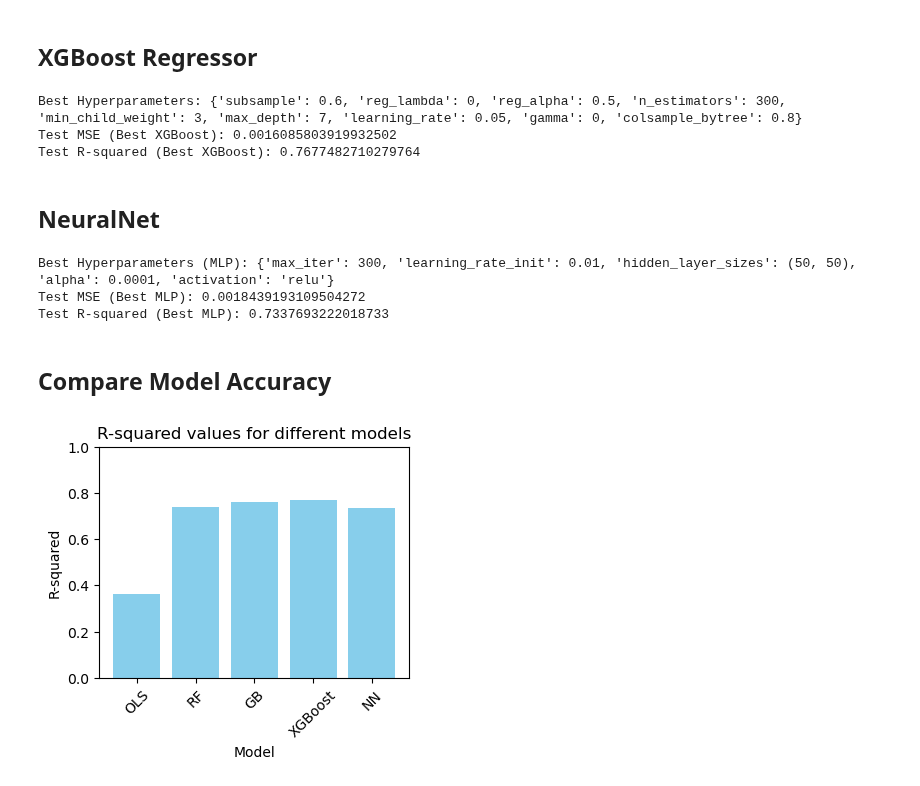
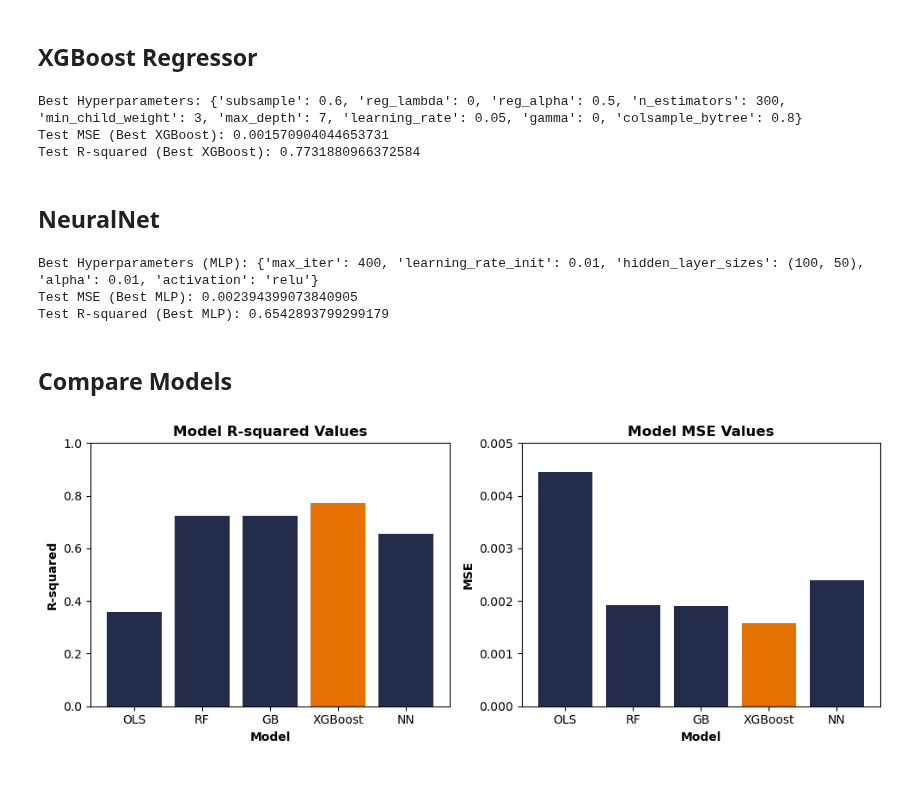
Before and after one commit to UVA-MLSys/Big-Data-Systems, a Jupyter notebook: Team 7/FeatureSelection_Modeling.ipynb, the cells around one changed output. Cells and saved outputs as stored; diff of their text form; code cells hidden in the pictures.

```diff
--- a/Team 7/FeatureSelection_Modeling.ipynb
+++ b/Team 7/FeatureSelection_Modeling.ipynb
@@ -150,7 +162,7 @@ plot_corr_heatmap(corr_matrix, selected_feature_names, threshold=0.65)
 df = df.drop(columns=['WS/48'])
 df_last = df_last.drop(columns=['WS/48'])
 # %%
-selected_feature_names, X_train, X_test, y_train, y_test = preprocess_and_train(df, df_last, labels)
+selected_feature_names, X_train, X_valid, X_test, y_train, y_valid, y_test = preprocess_and_train(df, df_last, labels)
 
 df_check_selected = df[selected_feature_names]
 corr_matrix = df_check_selected.corr()
@@ -314,8 +326,8 @@ print("Test MSE (Best XGBoost):", test_mse_xgb)
 print("Test R-squared (Best XGBoost):", test_r2_xgb)
 # %% [output]
 Best Hyperparameters: {'subsample': 0.6, 'reg_lambda': 0, 'reg_alpha': 0.5, 'n_estimators': 300, 'min_child_weight': 3, 'max_depth': 7, 'learning_rate': 0.05, 'gamma': 0, 'colsample_bytree': 0.8}
-Test MSE (Best XGBoost): 0.0016085803919932502
-Test R-squared (Best XGBoost): 0.7677482710279764
+Test MSE (Best XGBoost): 0.001570904044653731
+Test R-squared (Best XGBoost): 0.7731880966372584
 # %% [markdown]
 ## NeuralNet
 # %%
@@ -355,25 +367,52 @@ test_r2_mlp = r2_score(y_test, y_pred_mlp)
 print("Test MSE (Best MLP):", test_mse_mlp)
 print("Test R-squared (Best MLP):", test_r2_mlp)
 # %% [output]
-Best Hyperparameters (MLP): {'max_iter': 300, 'learning_rate_init': 0.01, 'hidden_layer_sizes': (50, 50), 'alpha': 0.0001, 'activation': 'relu'}
-Test MSE (Best MLP): 0.0018439193109504272
-Test R-squared (Best MLP): 0.7337693222018733
+Best Hyperparameters (MLP): {'max_iter': 400, 'learning_rate_init': 0.01, 'hidden_layer_sizes': (100, 50), 'alpha': 0.01, 'activation': 'relu'}
+Test MSE (Best MLP): 0.002394399073840905
+Test R-squared (Best MLP): 0.6542893799299179
 # %% [markdown]
-## Compare Model Accuracy
+## Compare Models
-# %%
-r_sqs = [test_r2_ols, test_r2_rf, test_r2_gb, test_r2_xgb, test_r2_mlp]
-
-# List of model names
-model_names = ['OLS', 'RF', 'GB', 'XGBoost', 'NN']
-
-# Plot the bar chart
-plt.figure(figsize=(4, 3))
-plt.bar(model_names, r_sqs, color='skyblue')
-plt.xlabel('Model')
-plt.ylabel('R-squared')
-plt.title('R-squared values for different models')
-plt.xticks(rotation=45)
-plt.ylim(0, 1)  # Set the y-axis limit to be between 0 and 1
-plt.show()
-# %% [output]
-[figure, removed]
+# %%
+import matplotlib.pyplot as plt
+
+# Data for R-squared values
+r_sqs = [test_r2_ols, test_r2_rf, test_r2_gb, test_r2_xgb, test_r2_mlp]
+
+# Data for MSE values
+MSE_s = [test_mse_ols, test_mse_rf, test_mse_gb, test_mse_xgb, test_mse_mlp]
+
+# List of model names
+model_names = ['OLS', 'RF', 'GB', 'XGBoost', 'NN']
+
+# Determine colors for R-squared bars
+r_sq_colors = ['#E57200' if r == max(r_sqs) else '#232D4B' for r in r_sqs]
+
+# Determine colors for MSE bars
+mse_colors = ['#E57200' if mse == min(MSE_s) else '#232D4B' for mse in MSE_s]
+
+# Create a figure with two subplots
+fig, axs = plt.subplots(1, 2, figsize=(10, 4))
+
+# Plot the R-squared values
+axs[0].bar(model_names, r_sqs, color=r_sq_colors)
+axs[0].set_xlabel('Model', fontdict={'fontsize': 10, 'fontweight': 'bold'})
+axs[0].set_ylabel('R-squared', fontdict={'fontsize': 10, 'fontweight': 'bold'})
+axs[0].set_title('Model R-squared Values', fontdict={'fontsize': 12, 'fontweight': 'bold'})
+axs[0].tick_params(axis='x', rotation=0)
+axs[0].set_ylim(0, 1)  # Set the y-axis limit to be between 0 and 1
+
+# Plot the MSE values
+axs[1].bar(model_names, MSE_s, color=mse_colors)
+axs[1].set_xlabel('Model', fontdict={'fontsize': 10, 'fontweight': 'bold'})
+axs[1].set_ylabel('MSE', fontdict={'fontsize': 10, 'fontweight': 'bold'})
+axs[1].set_title('Model MSE Values', fontdict={'fontsize': 12, 'fontweight': 'bold'})
+axs[1].tick_params(axis='x', rotation=0)
+axs[1].set_ylim(0, 0.005)  # Set the y-axis limit to be between 0 and 0.005
+
+# Adjust layout to prevent overlap
+plt.tight_layout()
+
+# Show the plot
+plt.show()
+# %% [output]
+[figure, added]
```
Also changed, not shown: parts of 14 cells of this notebook.
